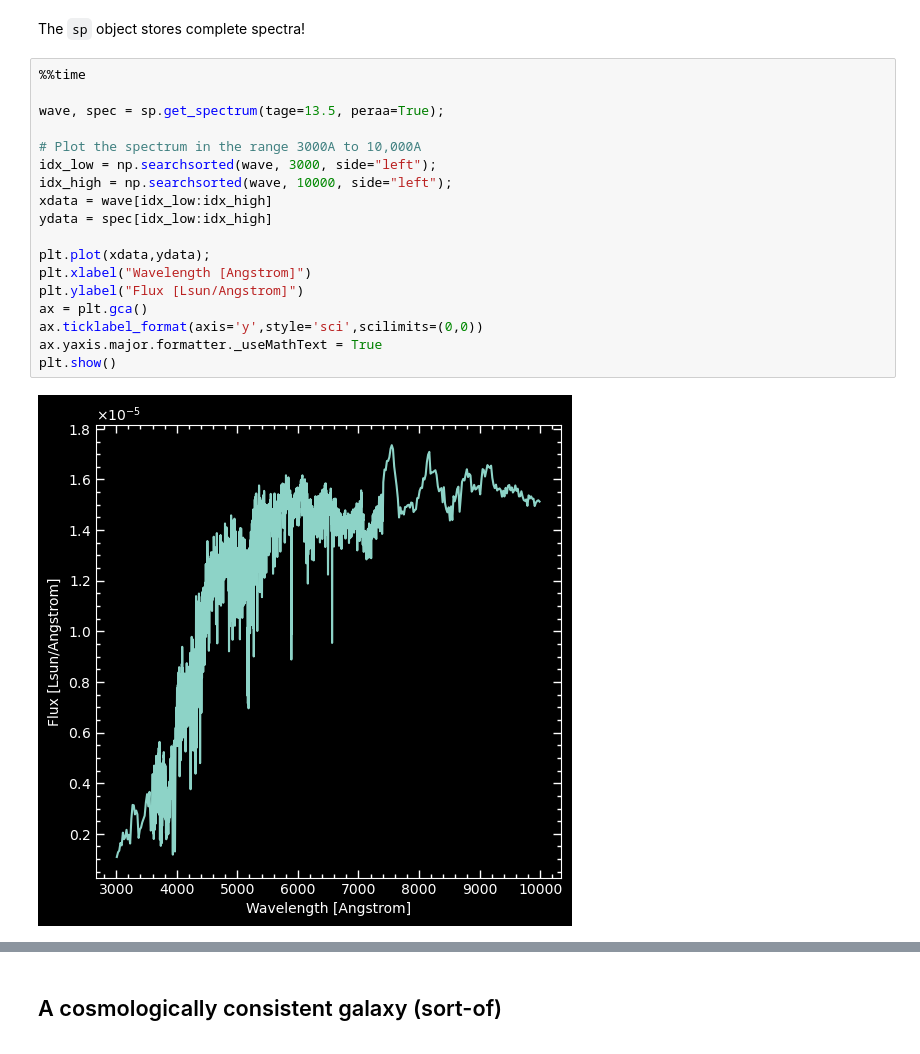
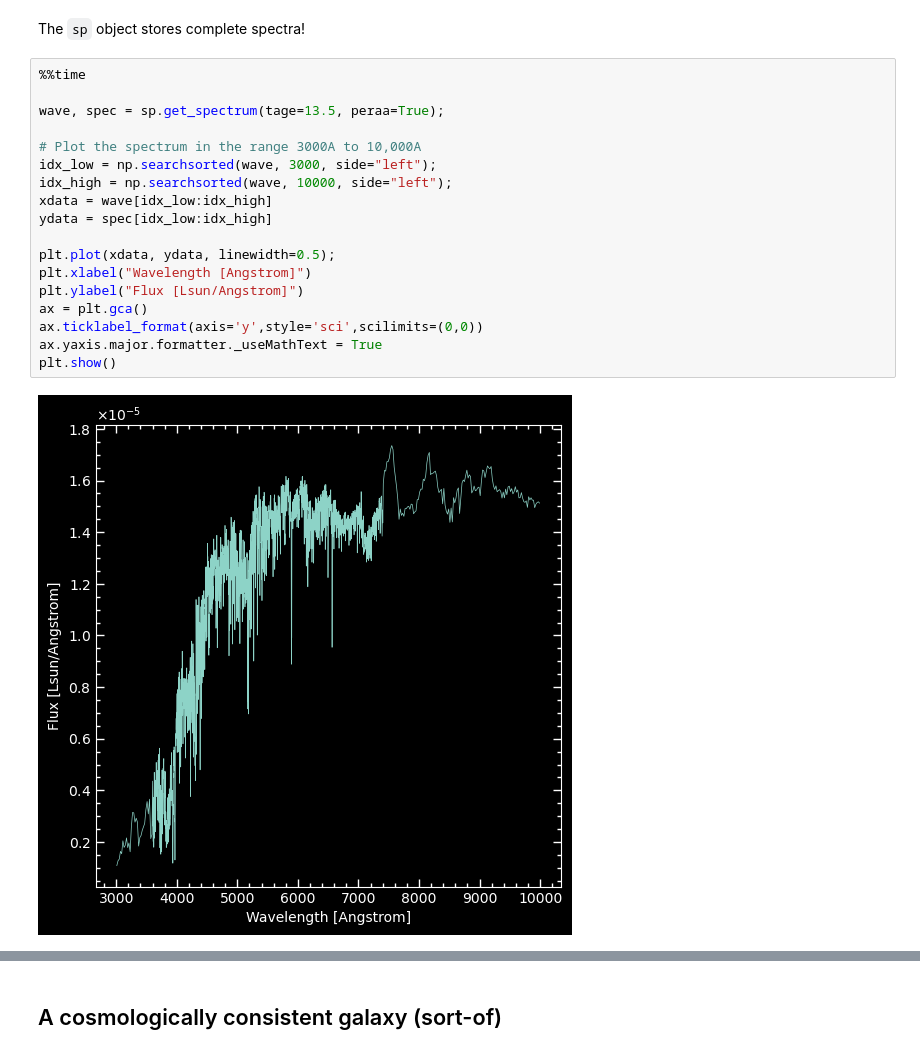
Before and after one commit to robertoabraham/AST2040, a Jupyter notebook: FSPS.ipynb, the cells around one changed output, grey strips where cells are left out. Drawn from its saved outputs; the diff is of its cells as text.

```diff
--- a/FSPS.ipynb
+++ b/FSPS.ipynb
@@ -79,20 +79,20 @@ The `sp` object stores complete spectra!
 # %%
 %%time
 
 wave, spec = sp.get_spectrum(tage=13.5, peraa=True);
 
 # Plot the spectrum in the range 3000A to 10,000A
 idx_low = np.searchsorted(wave, 3000, side="left");
 idx_high = np.searchsorted(wave, 10000, side="left");
 xdata = wave[idx_low:idx_high]
 ydata = spec[idx_low:idx_high]
 
-plt.plot(xdata,ydata);
+plt.plot(xdata, ydata, linewidth=0.5);
 plt.xlabel("Wavelength [Angstrom]")
 plt.ylabel("Flux [Lsun/Angstrom]")
 ax = plt.gca()
 ax.ticklabel_format(axis='y',style='sci',scilimits=(0,0))
 ax.yaxis.major.formatter._useMathText = True
 plt.show()
 # %% [output]
-[figure, old version]
+[figure, new version]
```
Also changed, not shown: parts of 7 cells of this notebook.
